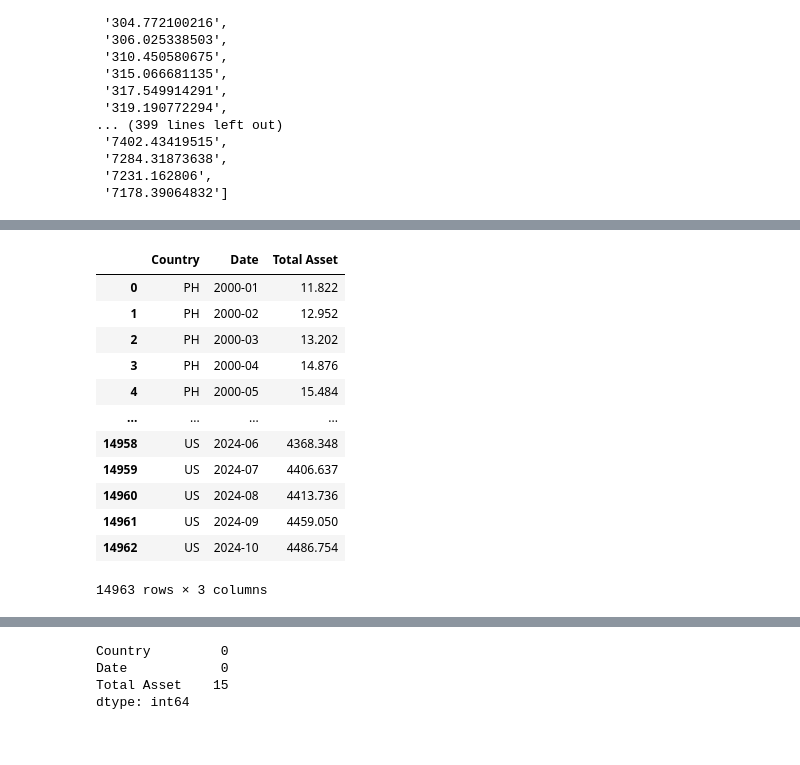
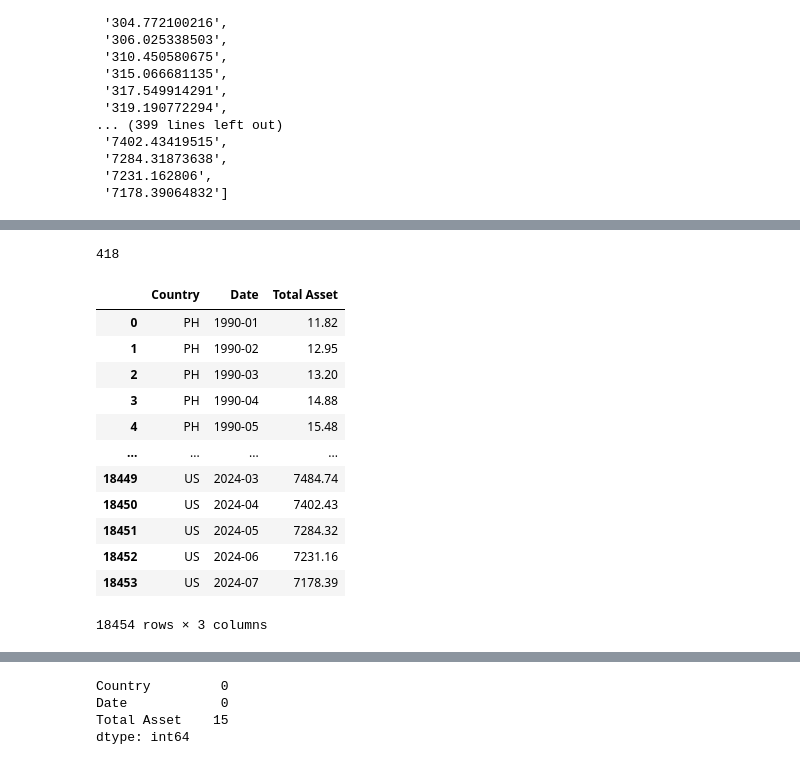
Before and after one commit to woojin-blaze/interest-rate-well-being, a Jupyter notebook: total_asset_monthly.ipynb, the cells around one changed output, grey strips where cells are left out. Drawn from its saved outputs; the diff is of its cells as text; code cells hidden in the pictures.

```diff
--- a/total_asset_monthly.ipynb
+++ b/total_asset_monthly.ipynb
@@ -9,8 +9,8 @@ import pprint
 import re
 import pandas as pd
 
-urls = ["https://stats.bis.org/api/v2/data/dataflow/BIS/WS_CBTA/1.0/M.AE+AR+AT+AU+BE+BR+CA+CH+CL+CN+CZ+DE+DK+EE+ES+FI+FR+GB+GR+HK+HR+HU+ID+IE+IL+IN+IT+JP+KR+LT+LU+LV+MK+MX+MY+NL+NO+NZ+PE+PH+PL+PT+SA+SE+SG+SI+SK+TH+TR+US+XM+ZA..USD?startPeriod=1990-01-01&endPeriod=2024-10-30&format=sdmx-json",
-        "https://stats.bis.org/api/v2/data/dataflow/BIS/WS_CBTA/1.0/M.US..XDC..B?startPeriod=1990-01-01&endPeriod=2024-10-31&format=sdmx-json"]
+urls = ["https://stats.bis.org/api/v2/data/dataflow/BIS/WS_CBTA/1.0/M.AE+AR+AT+AU+BE+BR+CA+CH+CL+CN+CZ+DE+DK+EE+ES+FI+FR+GB+GR+HK+HR+HU+ID+IE+IL+IN+IT+JP+KR+LT+LU+LV+MK+MX+MY+NL+NO+NZ+PE+PH+PL+PT+SA+SE+SG+SI+SK+TH+TR+US+XM+ZA..USD?startPeriod=1990-01-01&endPeriod=2024-10-01&format=sdmx-json",
+        "https://stats.bis.org/api/v2/data/dataflow/BIS/WS_CBTA/1.0/M.US..XDC..B?startPeriod=1990-01-01&endPeriod=2024-10-01&format=sdmx-json"]
 # %%
 data = [json.loads(requests.get(url).content) for url in urls]
 json.dumps(data[0])[:1200]
@@ -158,23 +166,29 @@ total_asset_dict['KR']
+# %%
+dates = pd.date_range(start="1990-01", end="2024-10", freq='MS')
+len(dates)
+# %% [output]
+418
 # %%
-dates = pd.date_range(start="2000-01", end="2024-10", freq='MS')
+
 rows = []
 for country, values in total_asset_dict.items():
-    for date, value in zip(dates, values):
-        rows.append({'Country': country, 'Date': date.strftime("%Y-%m"), 'Total Asset': round(float(value), 3)})
+
+        for date, value in zip(dates, values):
+            rows.append({'Country': country, 'Date': date.strftime("%Y-%m"), 'Total Asset': round(float(value), 2)})
 
 df = pd.DataFrame(rows)
 df
 # %% [output]
 |  | Country | Date | Total Asset |
-| 0 | PH | 2000-01 | 11.822 |
-| 1 | PH | 2000-02 | 12.952 |
-| 2 | PH | 2000-03 | 13.202 |
-| 3 | PH | 2000-04 | 14.876 |
-| 4 | PH | 2000-05 | 15.484 |
+| 0 | PH | 1990-01 | 11.82 |
+| 1 | PH | 1990-02 | 12.95 |
+| 2 | PH | 1990-03 | 13.20 |
+| 3 | PH | 1990-04 | 14.88 |
+| 4 | PH | 1990-05 | 15.48 |
 | ... | ... | ... | ... |
-| 14958 | US | 2024-06 | 4368.348 |
-| 14959 | US | 2024-07 | 4406.637 |
-| 14960 | US | 2024-08 | 4413.736 |
-| 14961 | US | 2024-09 | 4459.050 |
-| 14962 | US | 2024-10 | 4486.754 |
+| 18449 | US | 2024-03 | 7484.74 |
+| 18450 | US | 2024-04 | 7402.43 |
+| 18451 | US | 2024-05 | 7284.32 |
+| 18452 | US | 2024-06 | 7231.16 |
+| 18453 | US | 2024-07 | 7178.39 |
-14963 rows × 3 columns
+18454 rows × 3 columns
```
Also changed, not shown: parts of 9 cells of this notebook, 4 other files.
